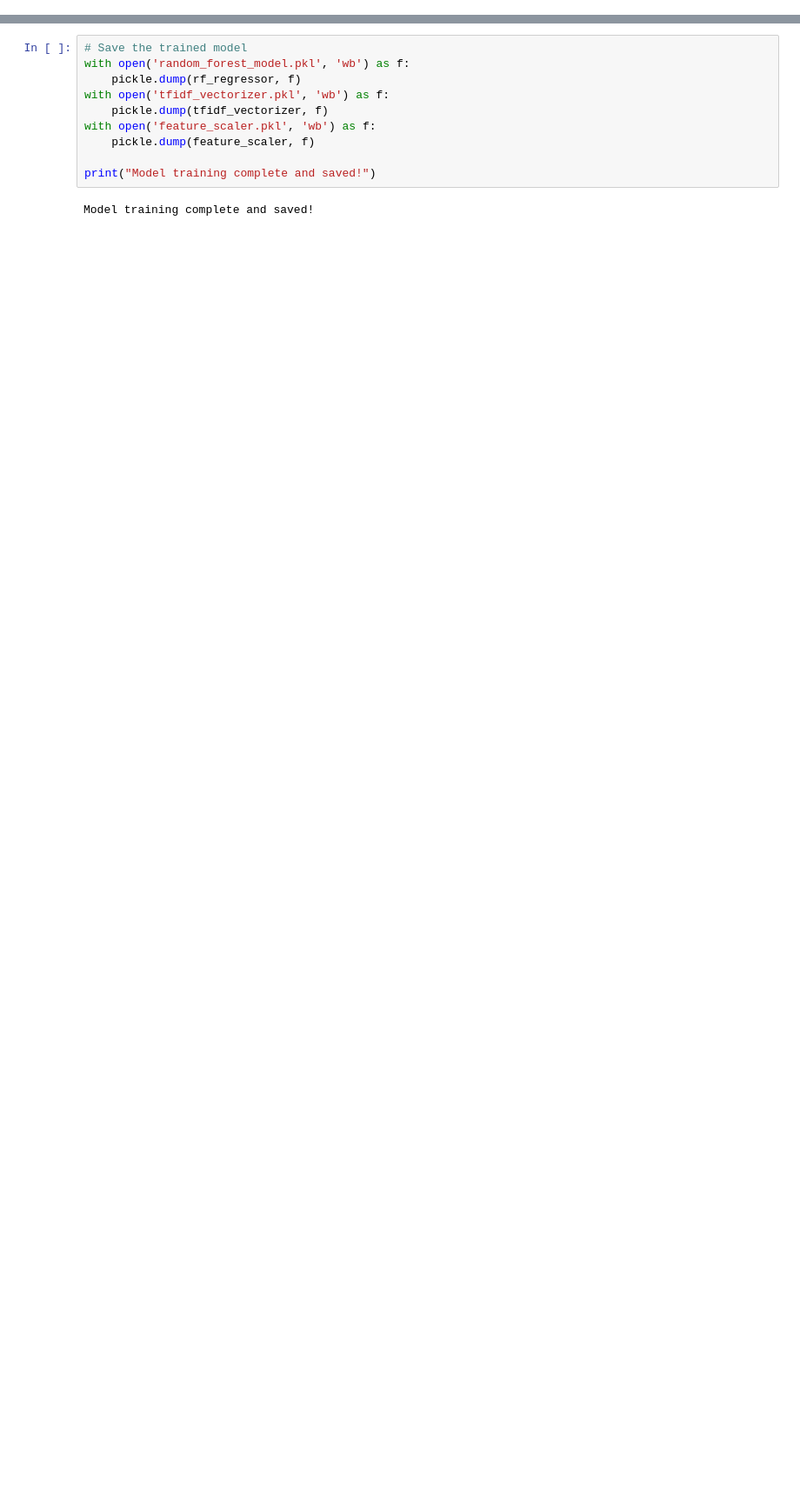
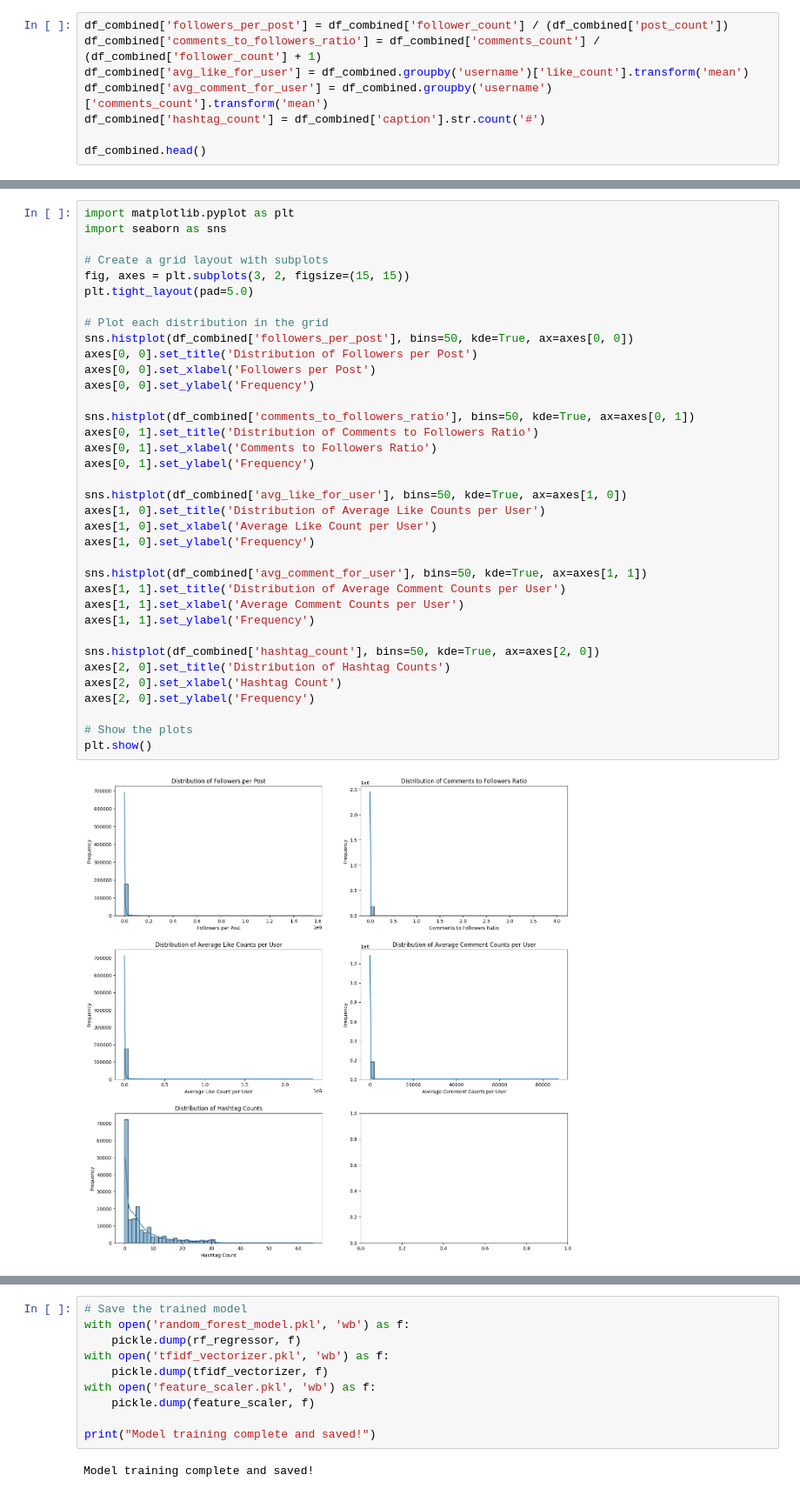
Before and after one commit to tcakmak0/CS412-ML-Project, a Jupyter notebook: regression_randomforest.ipynb, the cells around one changed output, grey strips where cells are left out. Shown: that part at 87% size. Cells and saved outputs as stored; diff of their text form; blank space fills up the shorter version.

```diff
--- a/regression_randomforest.ipynb
+++ b/regression_randomforest.ipynb
@@ -0,0 +147,8 @@
+# %%
+df_combined['followers_per_post'] = df_combined['follower_count'] / (df_combined['post_count'])
+df_combined['comments_to_followers_ratio'] = df_combined['comments_count'] / (df_combined['follower_count'] + 1)
+df_combined['avg_like_for_user'] = df_combined.groupby('username')['like_count'].transform('mean')
+df_combined['avg_comment_for_user'] = df_combined.groupby('username')['comments_count'].transform('mean')
+df_combined['hashtag_count'] = df_combined['caption'].str.count('#')
+
+df_combined.head()
@@ -0,0 +164,38 @@
+# %%
+import matplotlib.pyplot as plt
+import seaborn as sns
+
+# Create a grid layout with subplots
+fig, axes = plt.subplots(3, 2, figsize=(15, 15))
+plt.tight_layout(pad=5.0)
+
+# Plot each distribution in the grid
+sns.histplot(df_combined['followers_per_post'], bins=50, kde=True, ax=axes[0, 0])
+axes[0, 0].set_title('Distribution of Followers per Post')
+axes[0, 0].set_xlabel('Followers per Post')
+axes[0, 0].set_ylabel('Frequency')
+
+sns.histplot(df_combined['comments_to_followers_ratio'], bins=50, kde=True, ax=axes[0, 1])
+axes[0, 1].set_title('Distribution of Comments to Followers Ratio')
+axes[0, 1].set_xlabel('Comments to Followers Ratio')
+axes[0, 1].set_ylabel('Frequency')
+
+sns.histplot(df_combined['avg_like_for_user'], bins=50, kde=True, ax=axes[1, 0])
+axes[1, 0].set_title('Distribution of Average Like Counts per User')
+axes[1, 0].set_xlabel('Average Like Count per User')
+axes[1, 0].set_ylabel('Frequency')
+
+sns.histplot(df_combined['avg_comment_for_user'], bins=50, kde=True, ax=axes[1, 1])
+axes[1, 1].set_title('Distribution of Average Comment Counts per User')
+axes[1, 1].set_xlabel('Average Comment Counts per User')
+axes[1, 1].set_ylabel('Frequency')
+
+sns.histplot(df_combined['hashtag_count'], bins=50, kde=True, ax=axes[2, 0])
+axes[2, 0].set_title('Distribution of Hashtag Counts')
+axes[2, 0].set_xlabel('Hashtag Count')
+axes[2, 0].set_ylabel('Frequency')
+
+# Show the plots
+plt.show()
+# %% [output]
+[figure, added]
```
Also changed, not shown: parts of 41 cells of this notebook.
